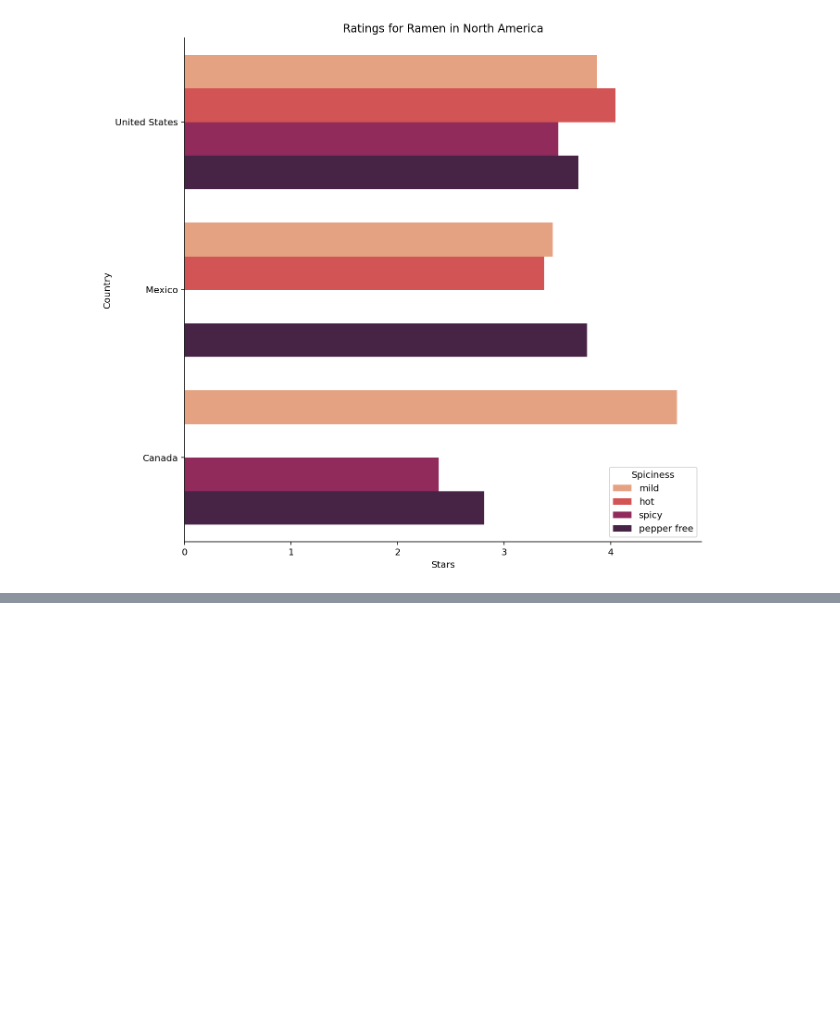
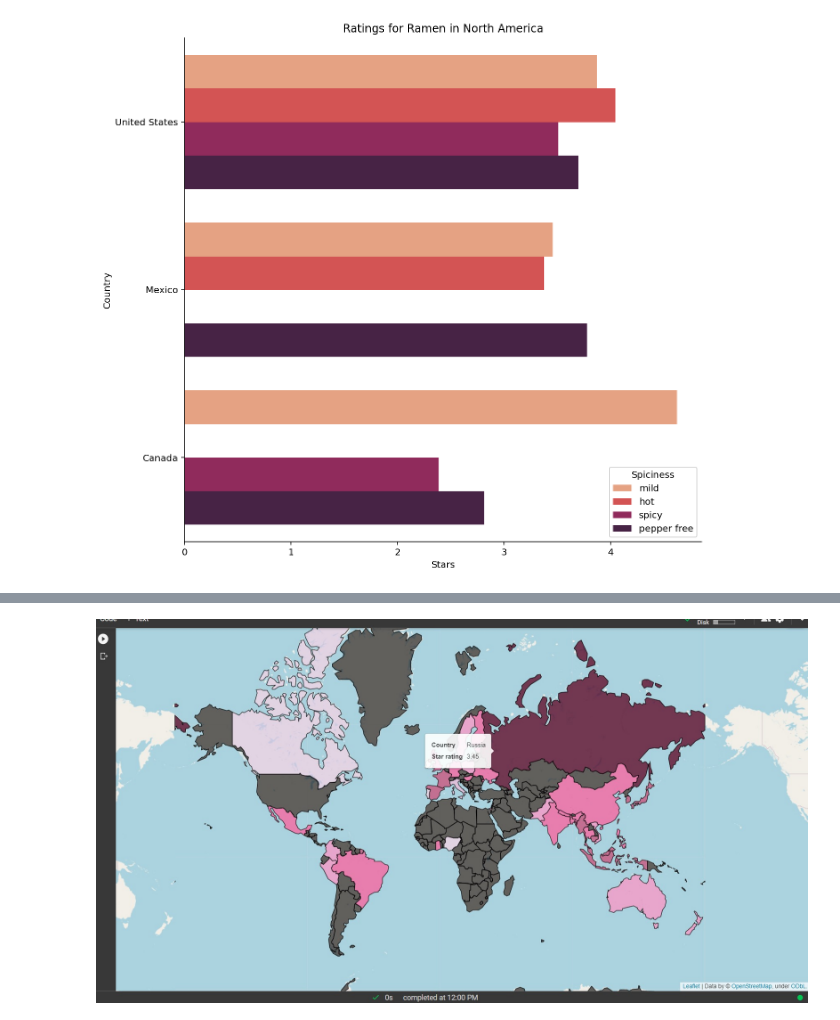
Before and after one commit to COGS108/Group_035-Fa22, a Jupyter notebook: EDACheckpointGroup_035-Fa22.ipynb, the cells around one changed output, grey strips where cells are left out. Saved outputs shown, nothing was run; the diff lists cells and outputs as text; code cells hidden in the pictures; blank space fills up the shorter version.

```diff
--- a/EDACheckpointGroup_035-Fa22.ipynb
+++ b/EDACheckpointGroup_035-Fa22.ipynb
@@ -423,0 +520,4 @@ barplot_stars_rating_per_country_na.set_xlabel('Stars');
+# %%
+Image(filename='pictures/russia.jpg')
+# %% [output]
+[figure, added]
```
Also changed, not shown: parts of 6 cells of this notebook, 1 other file.
